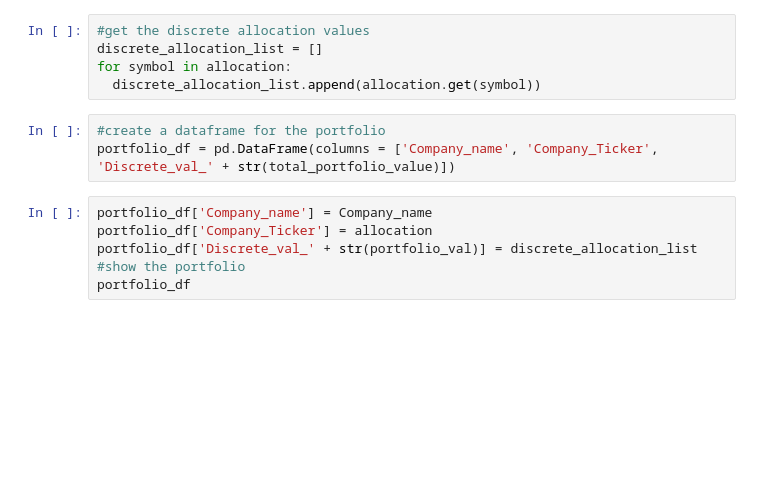
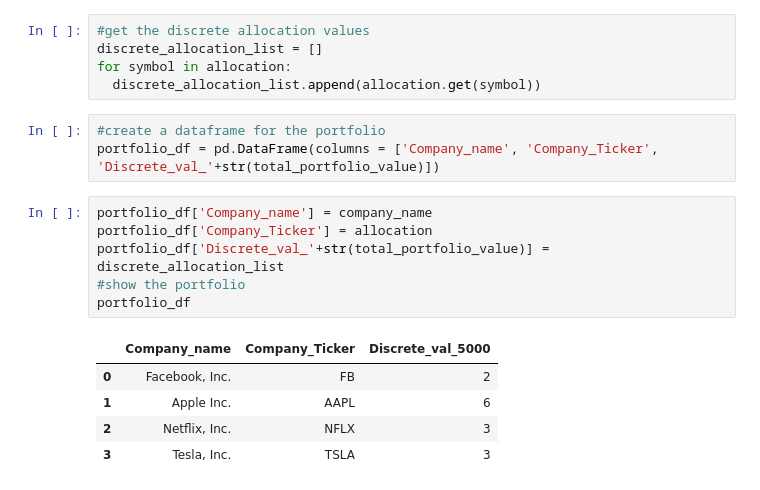
Before and after one commit to manishmawatwal/DataScience, a Jupyter notebook: FinancePortfolioOptimization.ipynb, the cells around one changed output. Cells and saved outputs as stored; diff of their text form; blank space fills up the shorter version.

```diff
--- a/FinancePortfolioOptimization.ipynb
+++ b/FinancePortfolioOptimization.ipynb
@@ -206,10 +212,16 @@ for symbol in allocation:
   discrete_allocation_list.append(allocation.get(symbol))
 # %%
 #create a dataframe for the portfolio
-portfolio_df = pd.DataFrame(columns = ['Company_name', 'Company_Ticker', 'Discrete_val_' + str(total_portfolio_value)])
+portfolio_df = pd.DataFrame(columns = ['Company_name', 'Company_Ticker', 'Discrete_val_'+str(total_portfolio_value)])
 # %%
-portfolio_df['Company_name'] = Company_name
+portfolio_df['Company_name'] = company_name
 portfolio_df['Company_Ticker'] = allocation
-portfolio_df['Discrete_val_' + str(portfolio_val)] = discrete_allocation_list
+portfolio_df['Discrete_val_'+str(total_portfolio_value)] = discrete_allocation_list
 #show the portfolio
 portfolio_df
+# %% [output]
+|  | Company_name | Company_Ticker | Discrete_val_5000 |
+| 0 | Facebook, Inc. | FB | 2 |
+| 1 | Apple Inc. | AAPL | 6 |
+| 2 | Netflix, Inc. | NFLX | 3 |
+| 3 | Tesla, Inc. | TSLA | 3 |
```
Also changed, not shown: parts of 3 cells of this notebook.
